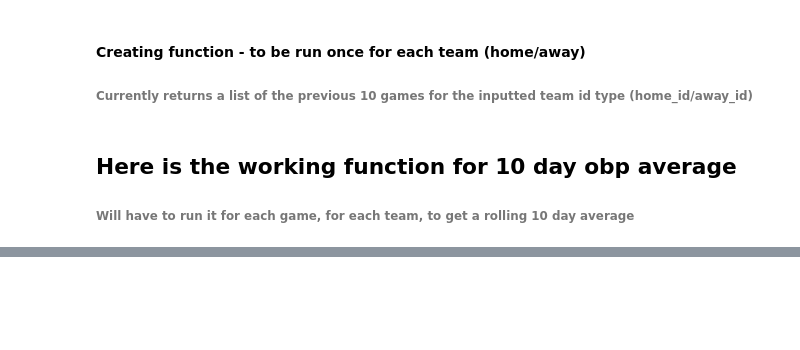
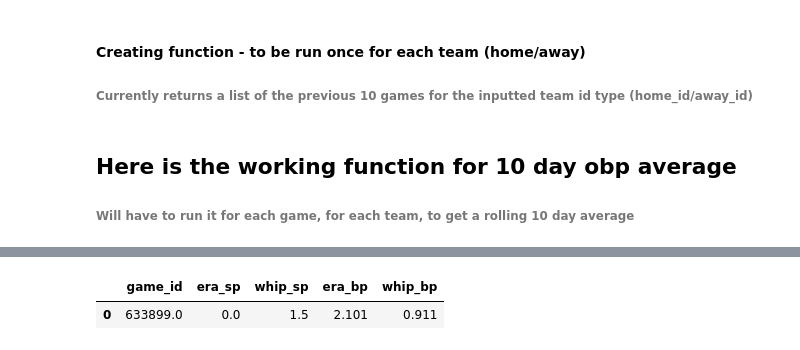
Before and after one commit to P-Smyth/Baseball-Stats-Project, a Jupyter notebook: Baseball Training Data.ipynb, the cells around one changed output, grey strips where cells are left out. Drawn from its saved outputs; the diff is of its cells as text; code cells hidden in the pictures; blank space fills up the shorter version.

Commit message:
Added slug_rolling_10 and pitching stats functions

```diff
--- a/Baseball Training Data.ipynb
+++ b/Baseball Training Data.ipynb
@@ -531,25 +531,25 @@ df['game_id']
 # %%
 #Takes a long time to run (9min) - There was a better way I am sure, a df would have been better, but using this for now
 #Commenting out to not run again
-dict_list = []
-for i in game_ids:
-    game_info = statsapi.boxscore_data(i, timecode=None)
-    roster_dict = {}
-    #General game info
-    roster_dict['game_id'] = int(i)
-    roster_dict['date'] = game_info['gameId'][0:10].replace('/', '-')
-    #Home team stats - hitting, starting pitcher, bullpen
-    roster_dict['home_id'] = game_info['teamInfo']['home']['id']
-    roster_dict['home_hitting'] = game_info['home']['batters'] + game_info['home']['bench'] + game_info['home']['bullpen']
-    roster_dict['home_sp'] = game_info['homePitchers'][1]['personId']
-    roster_dict['home_bullpen'] = game_info['home']['bullpen']
-    #Away team stats - hitting, starting pitcher, bullpen
-    roster_dict['away_id'] = game_info['teamInfo']['away']['id']
-    roster_dict['away_hitting'] = game_info['away']['batters'] + game_info['away']['bench'] + game_info['away']['bullpen']
-    roster_dict['away_sp'] = game_info['awayPitchers'][1]['personId']
-    roster_dict['away_bullpen'] = game_info['away']['bullpen']
-    dict_list.append(roster_dict)
-dict_list
+#dict_list = []
+#for i in game_ids:
+#    game_info = statsapi.boxscore_data(i, timecode=None)
+#    roster_dict = {}
+#    #General game info
+#    roster_dict['game_id'] = int(i)
+#    roster_dict['date'] = game_info['gameId'][0:10].replace('/', '-')
+#    #Home team stats - hitting, starting pitcher, bullpen
+#    roster_dict['home_id'] = game_info['teamInfo']['home']['id']
+#    roster_dict['home_hitting'] = game_info['home']['batters'] + game_info['home']['bench'] + game_info['home']['bullpen']
+#    roster_dict['home_sp'] = game_info['homePitchers'][1]['personId']
+#    roster_dict['home_bullpen'] = game_info['home']['bullpen']
+#    #Away team stats - hitting, starting pitcher, bullpen
+#    roster_dict['away_id'] = game_info['teamInfo']['away']['id']
+#    roster_dict['away_hitting'] = game_info['away']['batters'] + game_info['away']['bench'] + game_info['away']['bullpen']
+#    roster_dict['away_sp'] = game_info['awayPitchers'][1]['personId']
+#    roster_dict['away_bullpen'] = game_info['away']['bullpen']
+#    dict_list.append(roster_dict)
+#dict_list
 # %%
 #Creating json from above dict_list
 #Commenting out to not run again
@@ -965,0 +1110,5 @@ obp_rolling_10(633899, 'home_id')
+# %%
+team_pitching_stats(633899,'2021-06-12', '2021-06-25',2021)
+# %% [output]
+|  | game_id | era_sp | whip_sp | era_bp | whip_bp |
+| 0 | 633899.0 | 0.0 | 1.5 | 2.101 | 0.911 |
```
Also changed, not shown: parts of 10 cells of this notebook.
